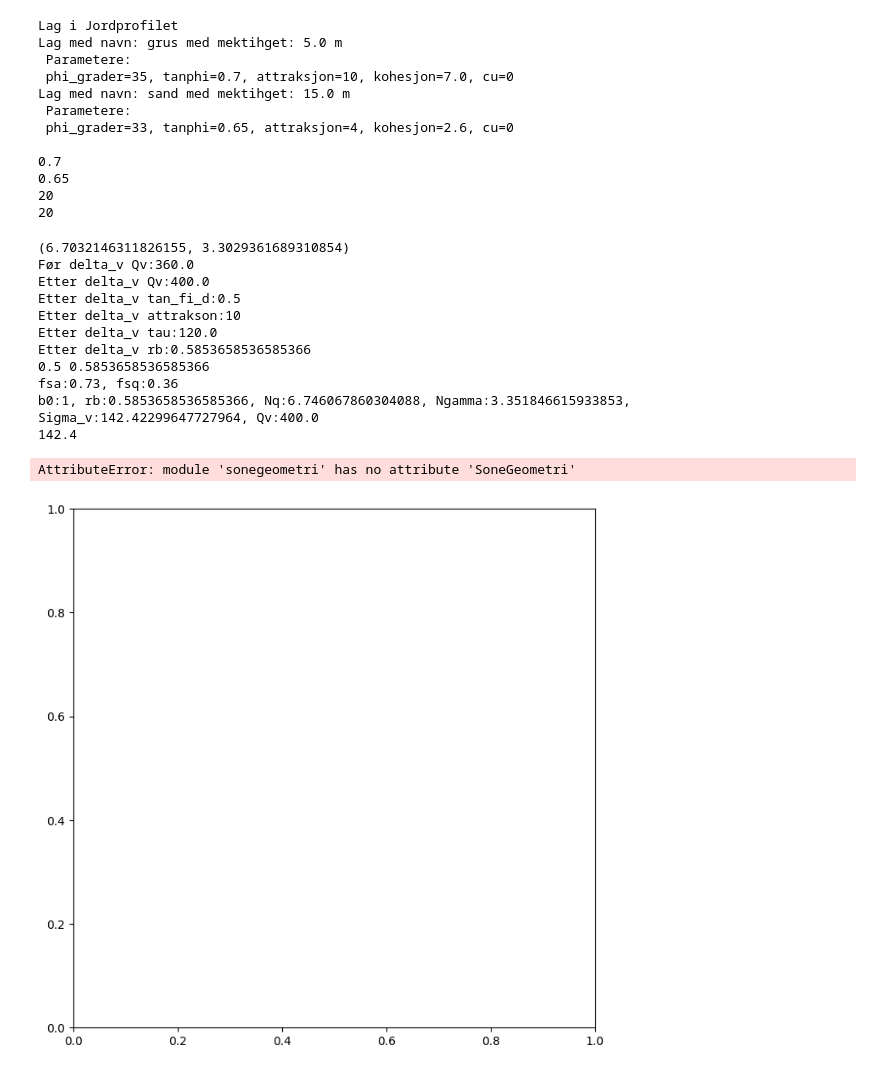
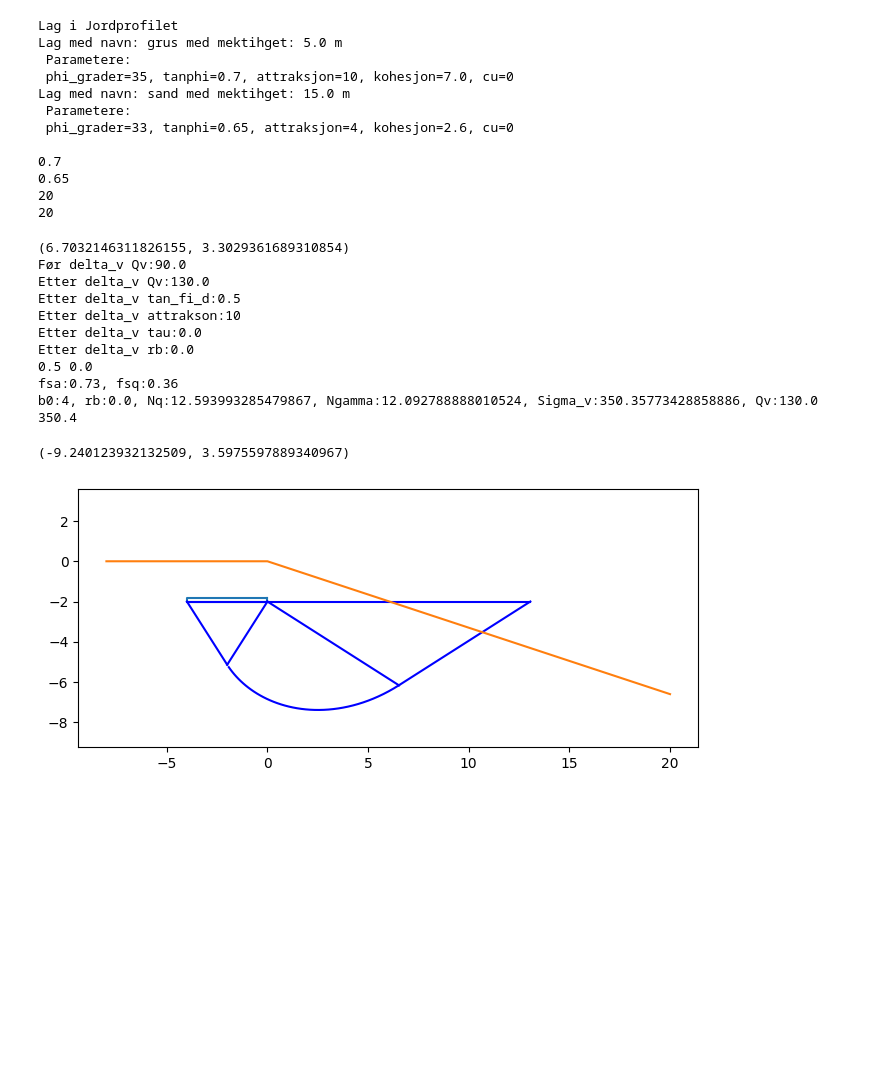
Before and after one commit to jhaalbu/geotoolz, a Jupyter notebook: V220_eksempel_692.ipynb, the cells around one changed output. Drawn from its saved outputs; the diff is of its cells as text; code cells hidden in the pictures; blank space fills up the shorter version.

```diff
--- a/V220_eksempel_692.ipynb
+++ b/V220_eksempel_692.ipynb
@@ -31,7 +30,7 @@ fv_fund = 360
 #Dybde til underkant fundament
 z = 2
 #Horisontalkrefter
-fh = 120
+fh = 0
 
 fundament_tykkelse = 0.2
 
@@ -61,7 +60,7 @@ Lag med navn: sand med mektihget: 15.0 m
 20
 20
 # %%
-fundament = grunn.Fundament(1, z, fv_fund, fh, gamma_m, jordprofil)
+fundament = grunn.Fundament(4, z, fv_fund, fh, gamma_m, jordprofil)
 print(geofunk.n_fakt(0.5, 0.59))
 print(f'Før delta_v Qv:{fundament.qv}')
 fundament.sett_delta_fv()
@@ -79,24 +78,28 @@ print(f'b0:{fundament.b0}, rb:{fundament.rb}, Nq:{fundament.nq}, Ngamma:{fundame
 print(fundament.sigma_v())
 # %% [output]
 (6.7032146311826155, 3.3029361689310854)
-Før delta_v Qv:360.0
-Etter delta_v Qv:400.0
+Før delta_v Qv:90.0
+Etter delta_v Qv:130.0
 Etter delta_v tan_fi_d:0.5
 Etter delta_v attrakson:10
-Etter delta_v tau:120.0
-Etter delta_v rb:0.5853658536585366
-0.5 0.5853658536585366
+Etter delta_v tau:0.0
+Etter delta_v rb:0.0
+0.5 0.0
 fsa:0.73, fsq:0.36
-b0:1, rb:0.5853658536585366, Nq:6.746067860304088, Ngamma:3.351846615933853, Sigma_v:142.42299647727964, Qv:400.0
-142.4
+b0:4, rb:0.0, Nq:12.593993285479867, Ngamma:12.092788888010524, Sigma_v:350.35773428858886, Qv:130.0
+350.4
 # %%
 fig, ax1 = plt.subplots(figsize=[8,8])
-sonegeo = sonegeo.SoneGeometri(fundament,jordprofil)
+sonegeo = geo_plot.SoneGeometri(fundament,jordprofil)
 ax1 = fundament.tegn_fundament()
 ax1 = sonegeo.tegn_sonegeometri()
+ax1 = geo_plot.tegn_fundament_terreng(fundament, 0.33)
+ax1.set_aspect('equal')
+ax1.set_ylim(-abs(sonegeo.r2_z +sonegeo.r2_z*0.5), abs(sonegeo.r1_z)*0.7)
+ax1.annotate
 # %% [output]
-AttributeError: module 'sonegeometri' has no attribute 'SoneGeometri'
+(-9.240123932132509, 3.5975597889340967)
-[figure, old version]
+[figure, new version]
 # %%
 geo_plot.plot_nfakt(fundament.tan_fi_d, fundament.rb, fundament.nq, fundament.n_gamma)
 plt.show()
```
Also changed, not shown: parts of 2 cells of this notebook, 8 other files.
